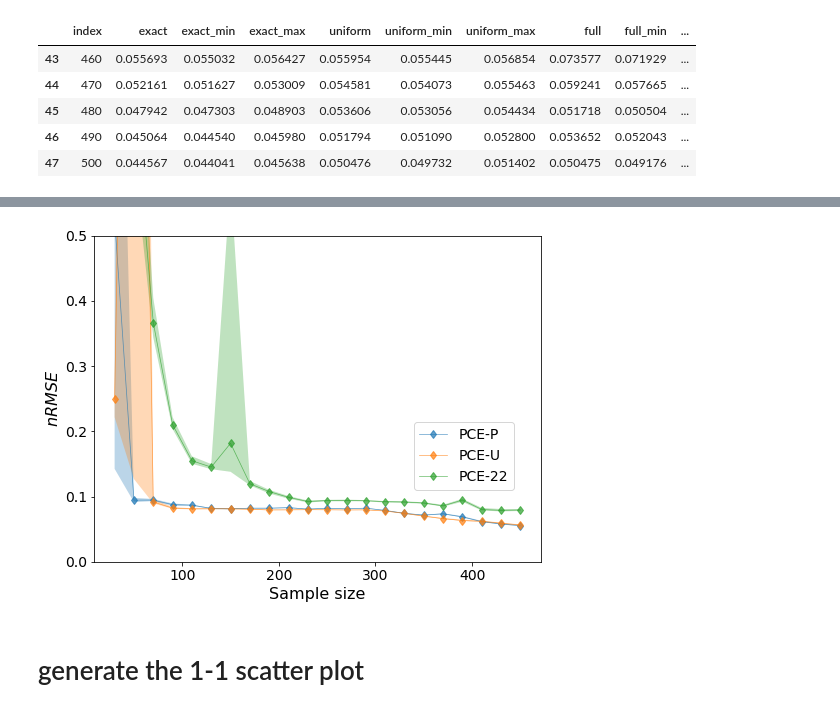
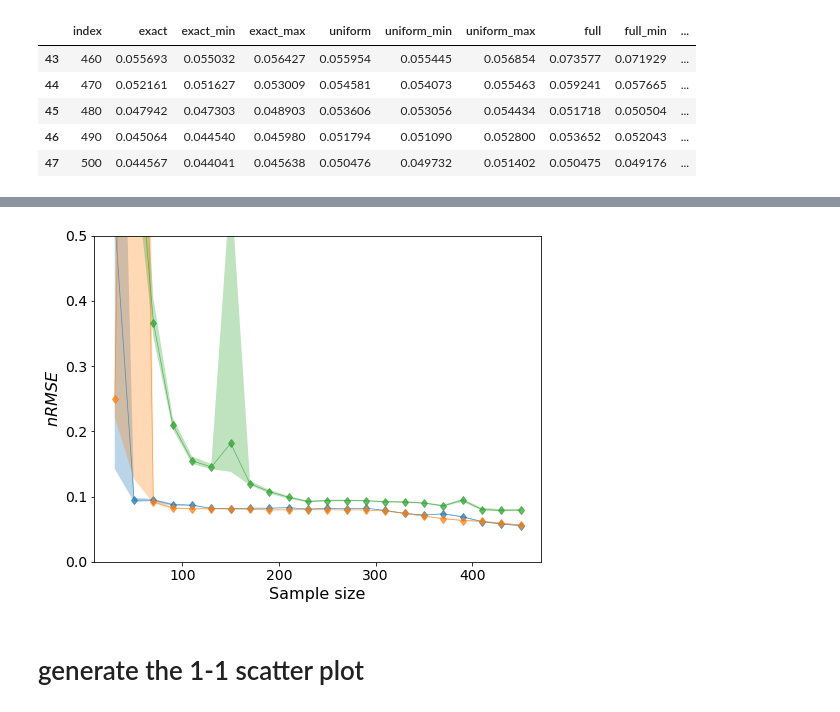
Before and after one commit to QianWanghhu/factor_fixing, a Jupyter notebook: qian_dev/PCE-performance.ipynb, the cells around one changed output, grey strips where cells are left out. Cells and saved outputs as stored; diff of their text form; code cells hidden in the pictures.

```diff
--- a/qian_dev/PCE-performance.ipynb
+++ b/qian_dev/PCE-performance.ipynb
@@ -105,26 +85,27 @@ df[df.full <=0.1]
 # %%
 # Plot RMSE vs sample size
 import matplotlib.ticker as mticker
 fig, axes = plt.subplots(nrows=1, ncols=1, sharey=True, figsize=(8, 6))
 index_plot = np.array(np.arange(0, 44, 2))
 xticks = [i for i in df['index'].values[index_plot]]
 ax1 = df.iloc[index_plot].plot(x='index', y=df.columns[[1, 4, 7]], kind='line', marker='d',
                 legend=False, logy=False, ax=axes, linewidth=0.7, alpha=0.7, logx=False)
 for k in range(3):
-    ax1.fill_between(df.loc[index_plot, 'index'], df.iloc[index_plot][df.columns[3*k + 2]].values, df.iloc[index_plot][df.columns[3*k + 3]].values, alpha=0.3)
-ax1.legend(['PCE-P', 'PCE-U', 'PCE-22'], bbox_to_anchor=(0.7, 0.2), fontsize=14) # 'PCE-U',
+    ax1.fill_between(df.loc[index_plot, 'index'], df.iloc[index_plot][df.columns[3*k + 2]].values,
+                     df.iloc[index_plot][df.columns[3*k + 3]].values, alpha=0.3)
+# ax1.legend(['PCE-P', 'PCE-U', 'PCE-22'], bbox_to_anchor=(0.7, 0.2), fontsize=14) # 'PCE-U',
 ax1.set_ylabel(r'$nRMSE$', fontsize = 16);
 ax1.set_xlabel('Sample size', fontsize = 16);
 ax1.set_ylim(0, 0.5)
 # ax1.set_xlim(20, 100)
 ax1.set_xticklabels(xticks, fontsize=12);
 # ticks_loc = ax1.get_yticks().tolist()
 # ax1.yaxis.set_major_locator(mticker.FixedLocator(ticks_loc))
 ax1.set_yticklabels([np.round(i, 2) for i in ax1.get_yticks()], fontsize=14);
 ax1.set_xticklabels([int(i) for i in ax1.get_xticks()], fontsize=14);
 plt.savefig(f'{output_path}/figure/adaptive_independent_100_validation_full.png', dpi=300, format='png')
 # %% [output]
-[figure, old version]
+[figure, new version]
 # %% [markdown]
 # generate the 1-1 scatter plot
 # %%
```
Also changed, not shown: parts of 1 cell of this notebook, 1 other file.
